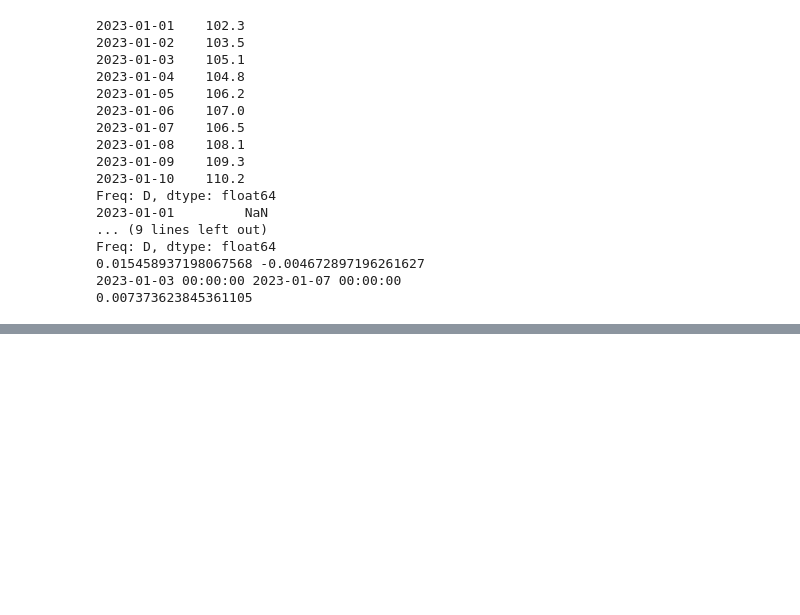
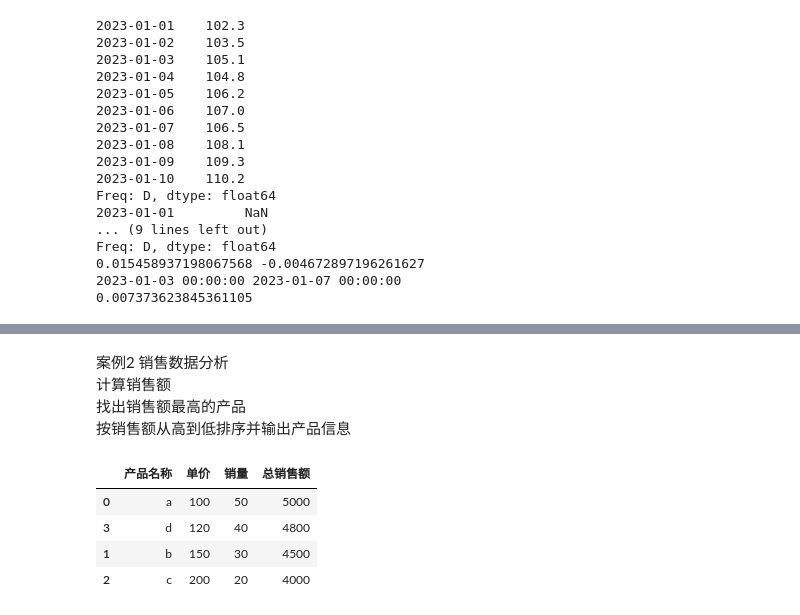
Before and after one commit to sakuyall/Py_analyst, a Jupyter notebook: prj_02pandas库.ipynb, the cells around one changed output, grey strips where cells are left out. Saved outputs shown, nothing was run; the diff lists cells and outputs as text; code cells hidden in the pictures; blank space fills up the shorter version.

```diff
--- a/prj_02pandas库.ipynb
+++ b/prj_02pandas库.ipynb
@@ -292,0 +533,21 @@ Freq: D, dtype: float64
+# %% [markdown]
+案例2 销售数据分析\
+计算销售额\
+找出销售额最高的产品\
+按销售额从高到低排序并输出产品信息
+# %%
+data = {
+    '产品名称': ['a', 'b', 'c', 'd'], \
+    '单价': [100, 150, 200, 120], \
+    '销量': [50, 30, 20, 40]
+}
+df = pd.DataFrame(data)
+df['总销售额'] = df['单价'] * df['销量']
+df.nlargest(1, columns = ['总销售额'])
+df.sort_values('总销售额', ascending = False)
+# %% [output]
+|  | 产品名称 | 单价 | 销量 | 总销售额 |
+| 0 | a | 100 | 50 | 5000 |
+| 3 | d | 120 | 40 | 4800 |
+| 1 | b | 150 | 30 | 4500 |
+| 2 | c | 200 | 20 | 4000 |
```
Also changed, not shown: parts of 18 cells of this notebook.
